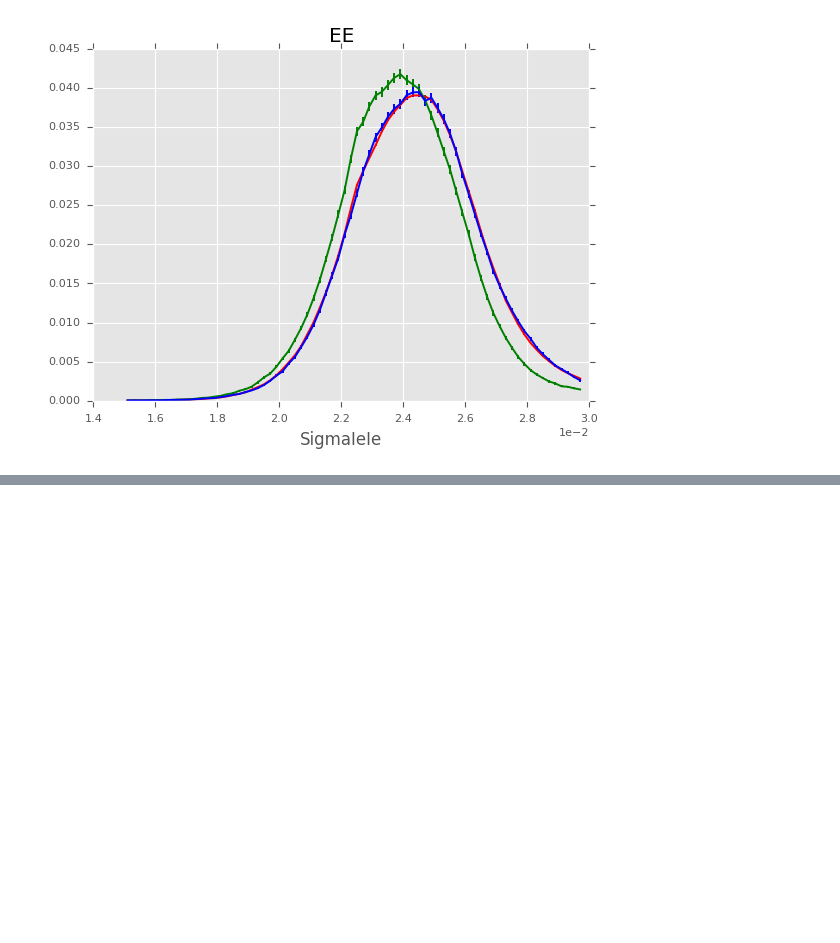
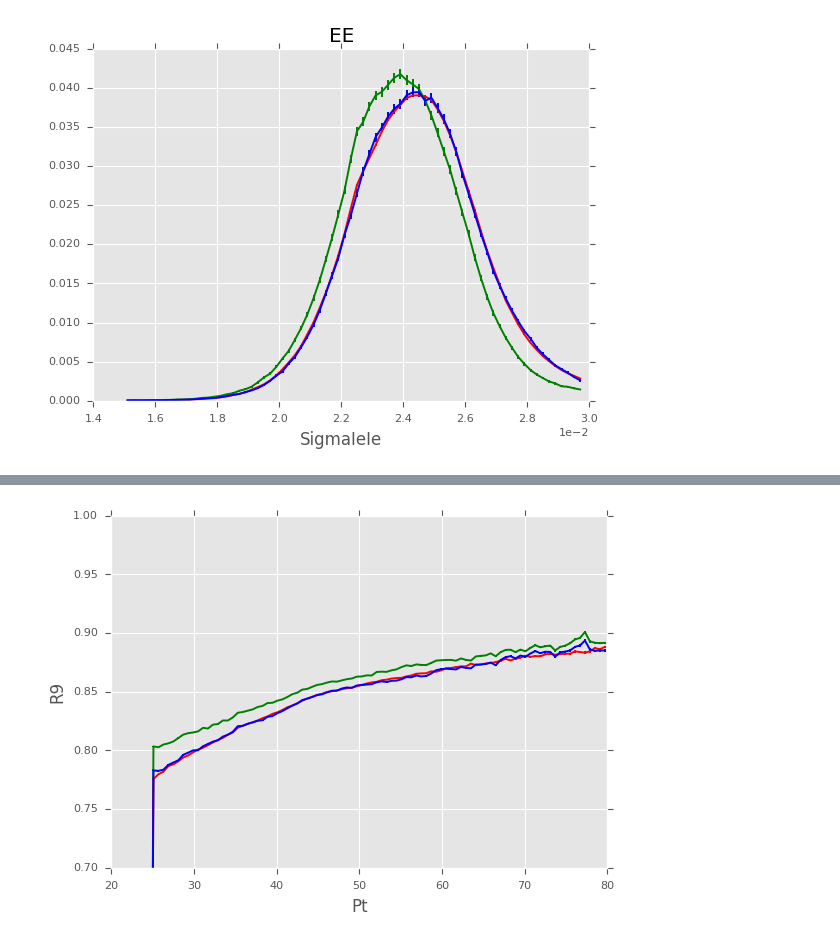
Before and after one commit to threiten/dataMC-1, a Jupyter notebook: MTR/FinalPlots.ipynb, the cells around one changed output, grey strips where cells are left out. Cells and saved outputs as stored; diff of their text form; code cells hidden in the pictures; blank space fills up the shorter version.

Commit message:
new profiles

```diff
--- a/MTR/FinalPlots.ipynb
+++ b/MTR/FinalPlots.ipynb
@@ -192,3 +192,89 @@ plotting  R9
 plotting  SigmaIeIe
 [figure]
 [figure]
+# %%
+
+
+# split profiles in EB/EE (profile meaningless when the values of the variable are very different in the two cases)
+dfm=dfmcEB
+dfd=dfdataEB
+sec= "EB"
+name0="AllPeriods_Profiles_"+sec
+section= "section3"
+
+for yvar in ["R9"]:
+    yvarcorr = yvar+"_corr"
+    print "plotting ", yvar
+    if yvar == "R9":
+        if sec=="EB":
+            minY, maxY = 0.7, 1.0
+            ymin,ymax=0.78,0.95
+        else:
+            minY, maxY = 0.7, 1.0
+            ymin,ymax=0.78,0.95
+    if yvar == "S4":
+        if sec=="EB":
+            minY, maxY = 0.75, 0.95
+            ymin,ymax=0.82,0.90
+        else:
+            minY, maxY = 0.75, 0.95
+            ymin,ymax=0.82,0.90
+    if yvar == "SigmaIeIe":
+        if sec=="EB":
+            minY, maxY = 0.007, 0.01
+            ymin,ymax=0.0083,0.0092
+        else:
+            minY, maxY = 0.022, 0.028
+            ymin,ymax=0.023,0.026
+    if yvar == "EtaWidth":
+        if sec=="EB":
+            minY, maxY = 0.006, 0.012
+            ymin,ymax=0.008,0.01
+        else:
+            minY, maxY = 0.005, 0.030
+            ymin,ymax=0.005,0.03
+    if yvar == "PhiWidth":
+        if sec=="EB":
+            minY, maxY = 0.001, 0.08
+            ymin,ymax=0.01,0.05
+        else:
+            minY, maxY = 0.001, 0.08
+            ymin,ymax=0.025,0.05
+    if yvar == "CovarianceIphiIphi":
+        if sec=="EB":
+            minY, maxY = 0.010, 0.016
+            ymin,ymax=0.0115,0.0135
+        else:
+            minY, maxY = 0.02, 0.040
+            ymin,ymax=0.028,0.036
+    if yvar == "CovarianceIetaIphi":
+        if sec=="EB":
+            minY, maxY = -0.00001, 0.00001
+            ymin,ymax=-0.000003,0.000003
+        else:
+            minY, maxY = -0.0002, 0.0002
+            ymin,ymax=-0.00003,0.00003
+    for xvar in X:
+        if xvar=="ScEta":
+            xmin,xmax= -2.5,2.5
+        if xvar=="Pt":
+            xmin,xmax=20.0,80.0
+        if xvar=='rho':
+            xmin,xmax=0.,40.
+        if xvar=="Phi":
+            xmin,xmax=-3.14,3.14
+
+        fig = plt.figure(dpi=400)
+        ax = fig.add_subplot(111)
+        ax.ticklabel_format(axis='x', style='sci', scilimits=(-2,2))
+        ax.ticklabel_format(axis='y', style='sci', scilimits=(-2,2))
+        ax.set_xlabel(xvar)
+        ax.set_ylabel(yvar)
+        ax.set_xlim(xmin,xmax)
+        ax.set_ylim(minY,maxY)
+        plot.Profile(dfm[xvar]  , dfm[yvar]        ,100,xmin,xmax,minY,maxY,ax,'green',dfm["weight"])
+        plot.Profile(dfd[xvar]  , dfd[yvar]        ,100,xmin,xmax,minY,maxY,ax,'red',dfd["weight"])
+        plot.Profile(dfm[xvar]  , dfm[yvar+'_corr']        ,100,xmin,xmax,minY,maxY,ax,'blue',dfm["weight"])
+        name= name0+yvar+"vs"+xvar
+        fig.savefig('FINALPLOTS/'+name+'.png', dpi=fig.dpi)
+# %% [output]
@@ -194,0 +282 @@ plotting  SigmaIeIe
+[figure, added]
```
Also changed, not shown: parts of 1 cell of this notebook, 4 other files.
